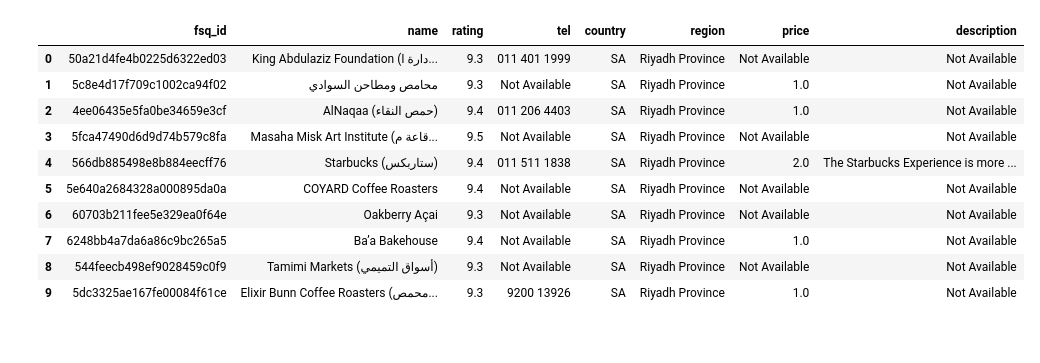
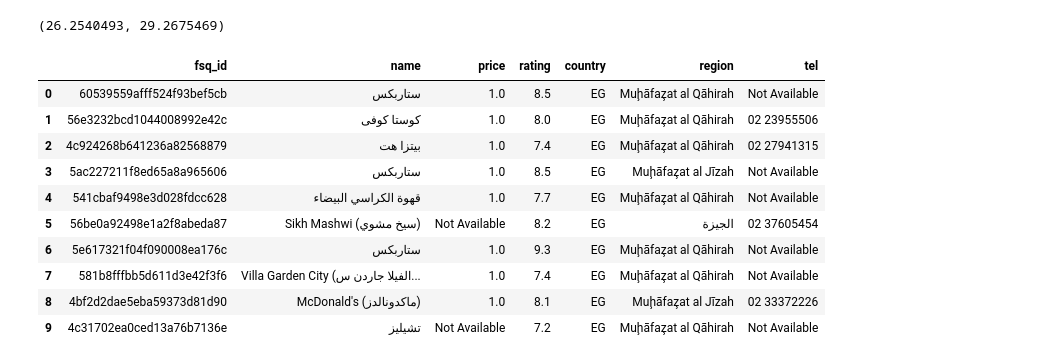
Before and after one commit to SaudBinGhushayan/Safra, a Jupyter notebook: API_Editor.ipynb, the cells around one changed output. Saved outputs shown, nothing was run; the diff lists cells and outputs as text; code cells hidden in the pictures.

```diff
--- a/API_Editor.ipynb
+++ b/API_Editor.ipynb
@@ -21,7 +21,10 @@ def get_latlong(b):
 
     return loc.latitude , loc.longitude
 # %%
-lat , long = get_latlong( 'Riyadh')
+lat , long = get_latlong('egypt')
+lat , long
+# %% [output]
+(26.2540493, 29.2675469)
 # %%
 def retrieve_places(a , c):
 
@@ -77,20 +80,20 @@ def retrieve_places(a , c):
     data = df.to_json(orient = 'records')
     return df , data
 # %%
-df, data_json = retrieve_places('' , 'Riyadh')
+df, data_json = retrieve_places('' , 'Cairo')
 df
 # %% [output]
-|  | fsq_id | name | rating | tel | country | region | price | description |
-| 0 | 50a21d4fe4b0225d6322ed03 | King Abdulaziz Foundation (دارة ا... | 9.3 | 011 401 1999 | SA | Riyadh Province | Not Available | Not Available |
-| 1 | 5c8e4d17f709c1002ca94f02 | محامص ومطاحن السوادي | 9.3 | Not Available | SA | Riyadh Province | 1.0 | Not Available |
-| 2 | 4ee06435e5fa0be34659e3cf | AlNaqaa (حمص النقاء) | 9.4 | 011 206 4403 | SA | Riyadh Province | 1.0 | Not Available |
-| 3 | 5fca47490d6d9d74b579c8fa | Masaha Misk Art Institute (قاعة م... | 9.5 | Not Available | SA | Riyadh Province | Not Available | Not Available |
-| 4 | 566db885498e8b884eecff76 | Starbucks (ستاربكس) | 9.4 | 011 511 1838 | SA | Riyadh Province | 2.0 | The Starbucks Experience is more ... |
-| 5 | 5e640a2684328a000895da0a | COYARD Coffee Roasters | 9.4 | Not Available | SA | Riyadh Province | Not Available | Not Available |
-| 6 | 60703b211fee5e329ea0f64e | Oakberry Açai | 9.3 | Not Available | SA | Riyadh Province | Not Available | Not Available |
-| 7 | 6248bb4a7da6a86c9bc265a5 | Ba’a Bakehouse | 9.4 | Not Available | SA | Riyadh Province | 1.0 | Not Available |
-| 8 | 544feecb498ef9028459c0f9 | Tamimi Markets (أسواق التميمي) | 9.3 | Not Available | SA | Riyadh Province | Not Available | Not Available |
-| 9 | 5dc3325ae167fe00084f61ce | Elixir Bunn Coffee Roasters (محمص... | 9.3 | 9200 13926 | SA | Riyadh Province | 1.0 | Not Available |
+|  | fsq_id | name | price | rating | country | region | tel |
+| 0 | 60539559afff524f93bef5cb | ستاربكس | 1.0 | 8.5 | EG | Muḩāfaz̧at al Qāhirah | Not Available |
+| 1 | 56e3232bcd1044008992e42c | كوستا كوفى | 1.0 | 8.0 | EG | Muḩāfaz̧at al Qāhirah | 02 23955506 |
+| 2 | 4c924268b641236a82568879 | بيتزا هت | 1.0 | 7.4 | EG | Muḩāfaz̧at al Qāhirah | 02 27941315 |
+| 3 | 5ac227211f8ed65a8a965606 | ستاربكس | 1.0 | 8.5 | EG | Muḩāfaz̧at al Jīzah | Not Available |
+| 4 | 541cbaf9498e3d028fdcc628 | قهوة الكراسي البيضاء | 1.0 | 7.7 | EG | Muḩāfaz̧at al Qāhirah | Not Available |
+| 5 | 56be0a92498e1a2f8abeda87 | Sikh Mashwi (سيخ مشوي) | Not Available | 8.2 | EG | الجيزة | 02 37605454 |
+| 6 | 5e617321f04f090008ea176c | ستاربكس | 1.0 | 9.3 | EG | Muḩāfaz̧at al Qāhirah | Not Available |
+| 7 | 581b8fffbb5d611d3e42f3f6 | Villa Garden City (الفيلا جاردن س... | 1.0 | 7.4 | EG | Muḩāfaz̧at al Qāhirah | Not Available |
+| 8 | 4bf2d2dae5eba59373d81d90 | McDonald's (ماكدونالدز) | 1.0 | 8.1 | EG | Muḩāfaz̧at al Jīzah | 02 33372226 |
+| 9 | 4c31702ea0ced13a76b7136e | تشيليز | Not Available | 7.2 | EG | Muḩāfaz̧at al Qāhirah | Not Available |
 # %%
 
 
```
Also changed, not shown: parts of 1 cell of this notebook, 1 other file.
